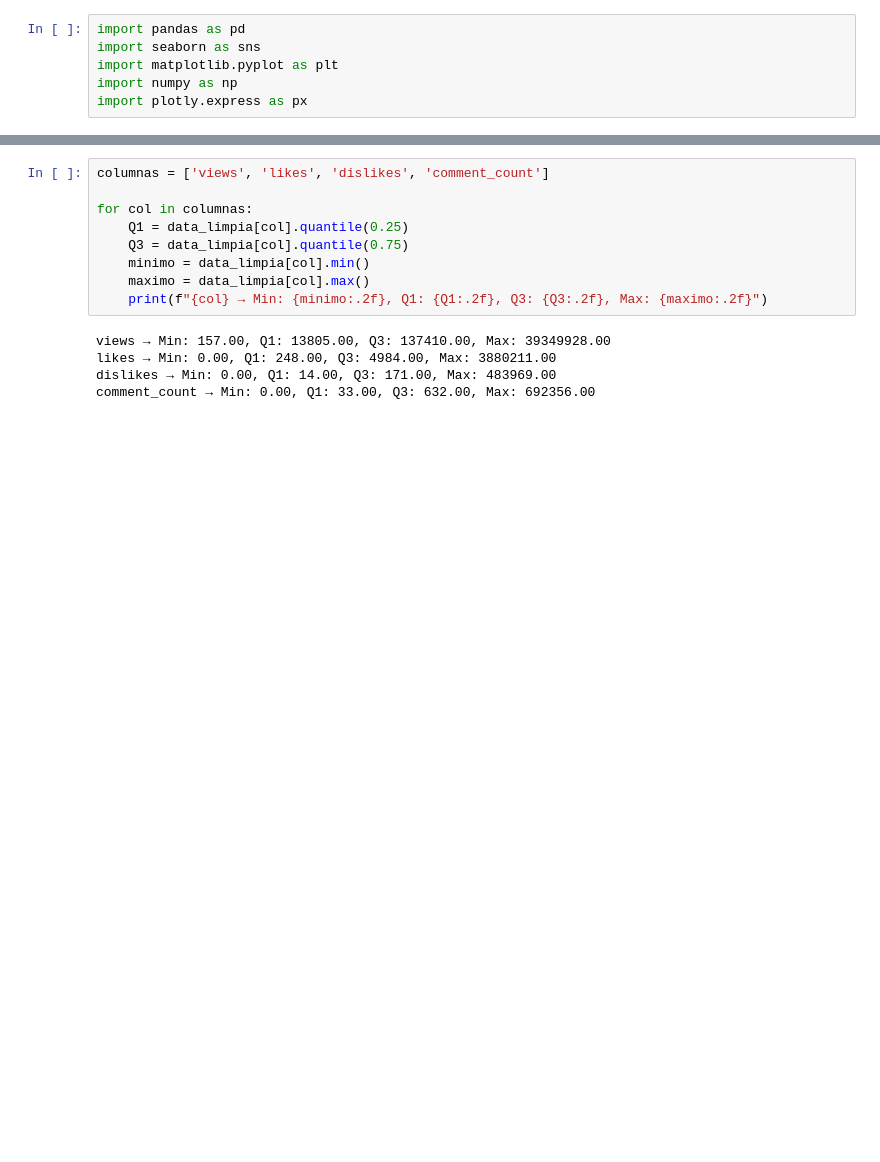
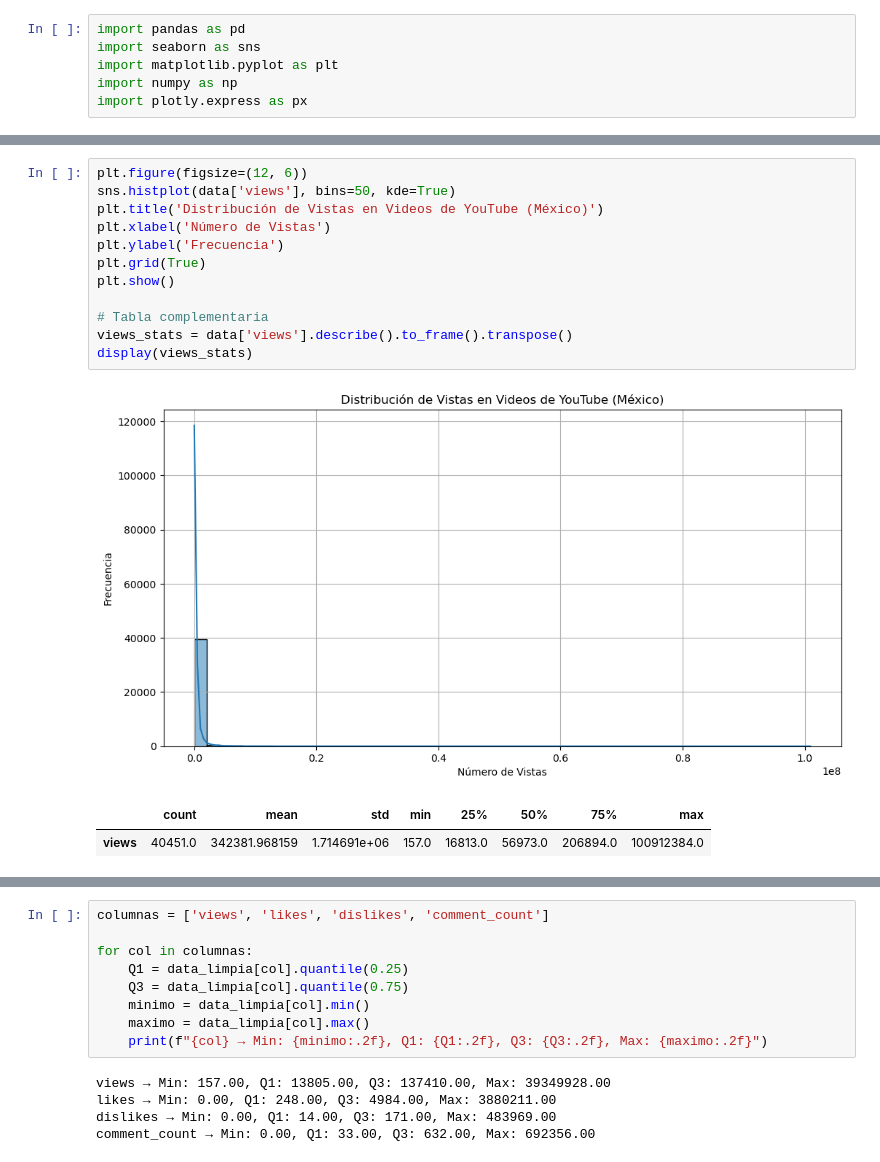
Before and after one commit to TucaraWorld/FDS-2025-1-260, a Jupyter notebook: code/upc-2025-01-260-4-tf.ipynb, the cells around one changed output, grey strips where cells are left out. Drawn from its saved outputs; the diff is of its cells as text; blank space fills up the shorter version.

```diff
--- a/code/upc-2025-01-260-4-tf.ipynb
+++ b/code/upc-2025-01-260-4-tf.ipynb
@@ -8,0 +116,16 @@ data = pd.read_csv('../data/MXvideos_cc50_202101.csv')
+# %%
+plt.figure(figsize=(12, 6))
+sns.histplot(data['views'], bins=50, kde=True)
+plt.title('Distribución de Vistas en Videos de YouTube (México)')
+plt.xlabel('Número de Vistas')
+plt.ylabel('Frecuencia')
+plt.grid(True)
+plt.show()
+
+# Tabla complementaria
+views_stats = data['views'].describe().to_frame().transpose()
+display(views_stats)
+# %% [output]
+[figure, added]
+|  | count | mean | std | min | 25% | 50% | 75% | max |
+| views | 40451.0 | 342381.968159 | 1.714691e+06 | 157.0 | 16813.0 | 56973.0 | 206894.0 | 100912384.0 |
```
Also changed, not shown: parts of 25 cells of this notebook.
